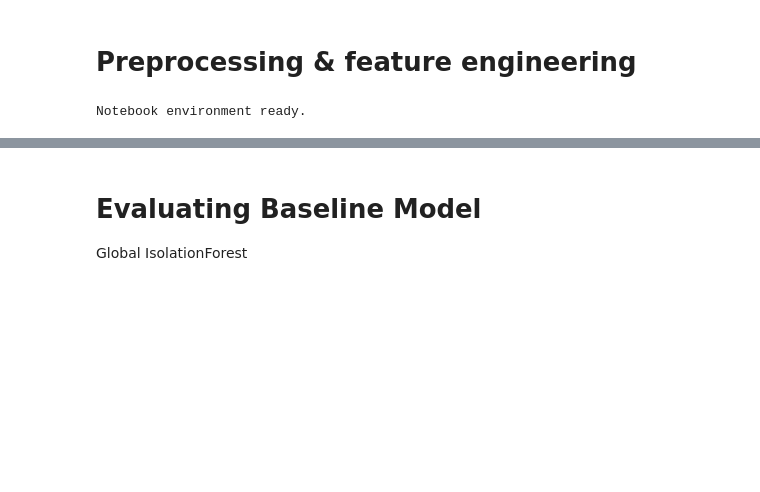
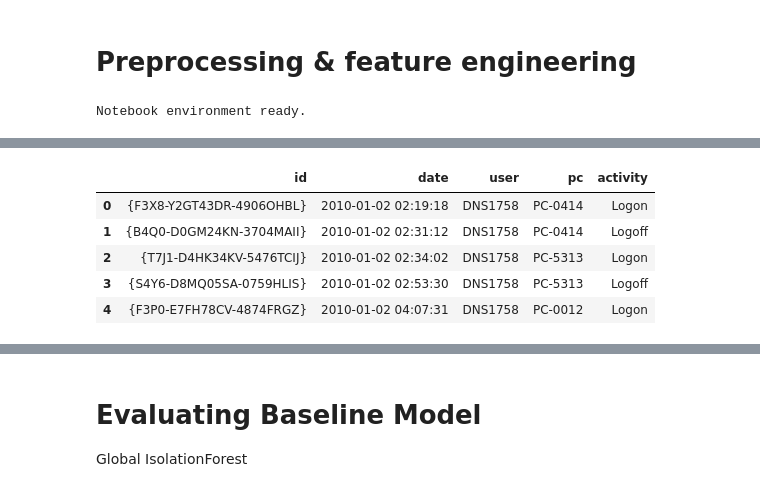
Before and after one commit to nishikabajaj/CITE-Eval, a Jupyter notebook: CITE-EVAL.ipynb, the cells around one changed output, grey strips where cells are left out. Drawn from its saved outputs; the diff is of its cells as text; code cells hidden in the pictures; blank space fills up the shorter version.

```diff
--- a/CITE-EVAL.ipynb
+++ b/CITE-EVAL.ipynb
@@ -65,11 +67,19 @@ def load_chunked(path, usecols, chunksize=200_000):
   return pd.concat([chunk for chunk in iter])
 # %%
 # Load LOGON data
-logon_cols = ['user', 'pc', 'time', 'activity']
+logon_cols = ['id', 'date', 'user', 'pc', 'activity']
 logon = load_chunked('/content/drive/MyDrive/BS-Nishika/cert6.2/logon.csv.gz', logon_cols)
 
-logon['time'] = pd.to_datetime(logon['time'])
-logon['day'] = logon['time'].dt.date
+# Convert 'date' column to datetime
+logon['date'] = pd.to_datetime(logon['date'])
+
 logon.head()
+# %% [output]
+|  | id | date | user | pc | activity |
+| 0 | {F3X8-Y2GT43DR-4906OHBL} | 2010-01-02 02:19:18 | DNS1758 | PC-0414 | Logon |
+| 1 | {B4Q0-D0GM24KN-3704MAII} | 2010-01-02 02:31:12 | DNS1758 | PC-0414 | Logoff |
+| 2 | {T7J1-D4HK34KV-5476TCIJ} | 2010-01-02 02:34:02 | DNS1758 | PC-5313 | Logon |
+| 3 | {S4Y6-D8MQ05SA-0759HLIS} | 2010-01-02 02:53:30 | DNS1758 | PC-5313 | Logoff |
+| 4 | {F3P0-E7FH78CV-4874FRGZ} | 2010-01-02 04:07:31 | DNS1758 | PC-0012 | Logon |
 # %%
 # Extract LOGON daily features
```
Also changed, not shown: parts of 9 cells of this notebook.
